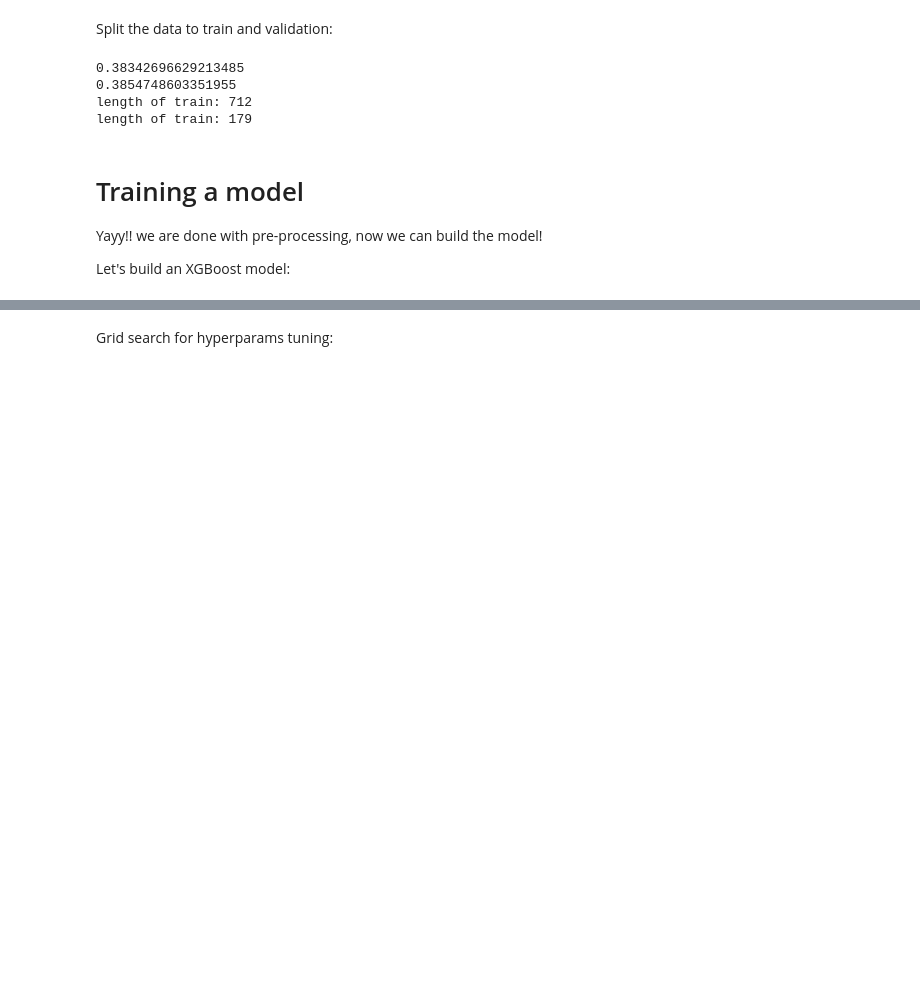
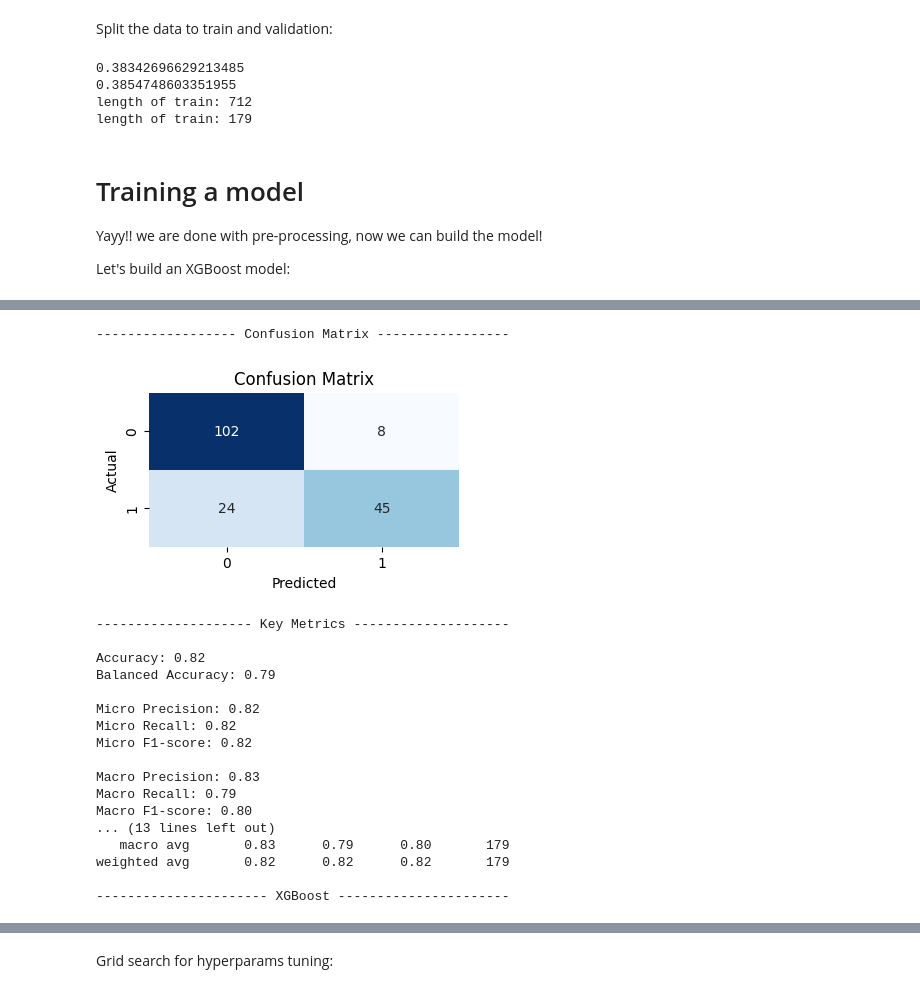
Before and after one commit to michalbh/titanic, a Jupyter notebook: titanic-trees-ensemble.ipynb, the cells around one changed output, grey strips where cells are left out. Drawn from its saved outputs; the diff is of its cells as text; code cells hidden in the pictures; blank space fills up the shorter version.

```diff
--- a/titanic-trees-ensemble.ipynb
+++ b/titanic-trees-ensemble.ipynb
@@ -797,0 +926,52 @@ Let's build an XGBoost model:
+# %%
+print('\n------------------ Confusion Matrix -----------------\n')
+# Compute confusion matrix
+cm = confusion_matrix(y_val, best_xgb_y_val)
+
+# Plot confusion matrix using seaborn
+plt.figure(figsize=(4, 2))
+sns.heatmap(cm, annot=True, fmt='d', cmap='Blues', cbar=False)
+plt.title('Confusion Matrix')
+plt.xlabel('Predicted')
+plt.ylabel('Actual')
+plt.show()
+
+print('\n-------------------- Key Metrics --------------------')
+print('\nAccuracy: {:.2f}'.format(accuracy_score(y_val, best_xgb_y_val)))
+print('Balanced Accuracy: {:.2f}\n'.format(balanced_accuracy_score(y_val, best_xgb_y_val)))
+
+print('Micro Precision: {:.2f}'.format(precision_score(y_val, best_xgb_y_val, average='micro')))
+print('Micro Recall: {:.2f}'.format(recall_score(y_val, best_xgb_y_val, average='micro')))
+print('Micro F1-score: {:.2f}\n'.format(f1_score(y_val, best_xgb_y_val, average='micro')))
+
+print('Macro Precision: {:.2f}'.format(precision_score(y_val, best_xgb_y_val, average='macro')))
+print('Macro Recall: {:.2f}'.format(recall_score(y_val, best_xgb_y_val, average='macro')))
+print('Macro F1-score: {:.2f}\n'.format(f1_score(y_val, best_xgb_y_val, average='macro')))
+
+print('Weighted Precision: {:.2f}'.format(precision_score(y_val, best_xgb_y_val, average='weighted')))
+print('Weighted Recall: {:.2f}'.format(recall_score(y_val, best_xgb_y_val, average='weighted')))
+print('Weighted F1-score: {:.2f}'.format(f1_score(y_val, best_xgb_y_val, average='weighted')))
+
+print('\n--------------- Classification Report ---------------\n')
+print(classification_report(y_val, best_xgb_y_val))
+print('---------------------- XGBoost ----------------------') # unnecessary fancy styling
+# %% [output]
+------------------ Confusion Matrix -----------------
+[figure, added]
+-------------------- Key Metrics --------------------
+
+Accuracy: 0.82
+Balanced Accuracy: 0.79
+
+Micro Precision: 0.82
+Micro Recall: 0.82
+Micro F1-score: 0.82
+
+Macro Precision: 0.83
+Macro Recall: 0.79
+Macro F1-score: 0.80
+... (13 lines left out)
+   macro avg       0.83      0.79      0.80       179
+weighted avg       0.82      0.82      0.82       179
+
+---------------------- XGBoost ----------------------
```
Also changed, not shown: parts of 39 cells of this notebook.
